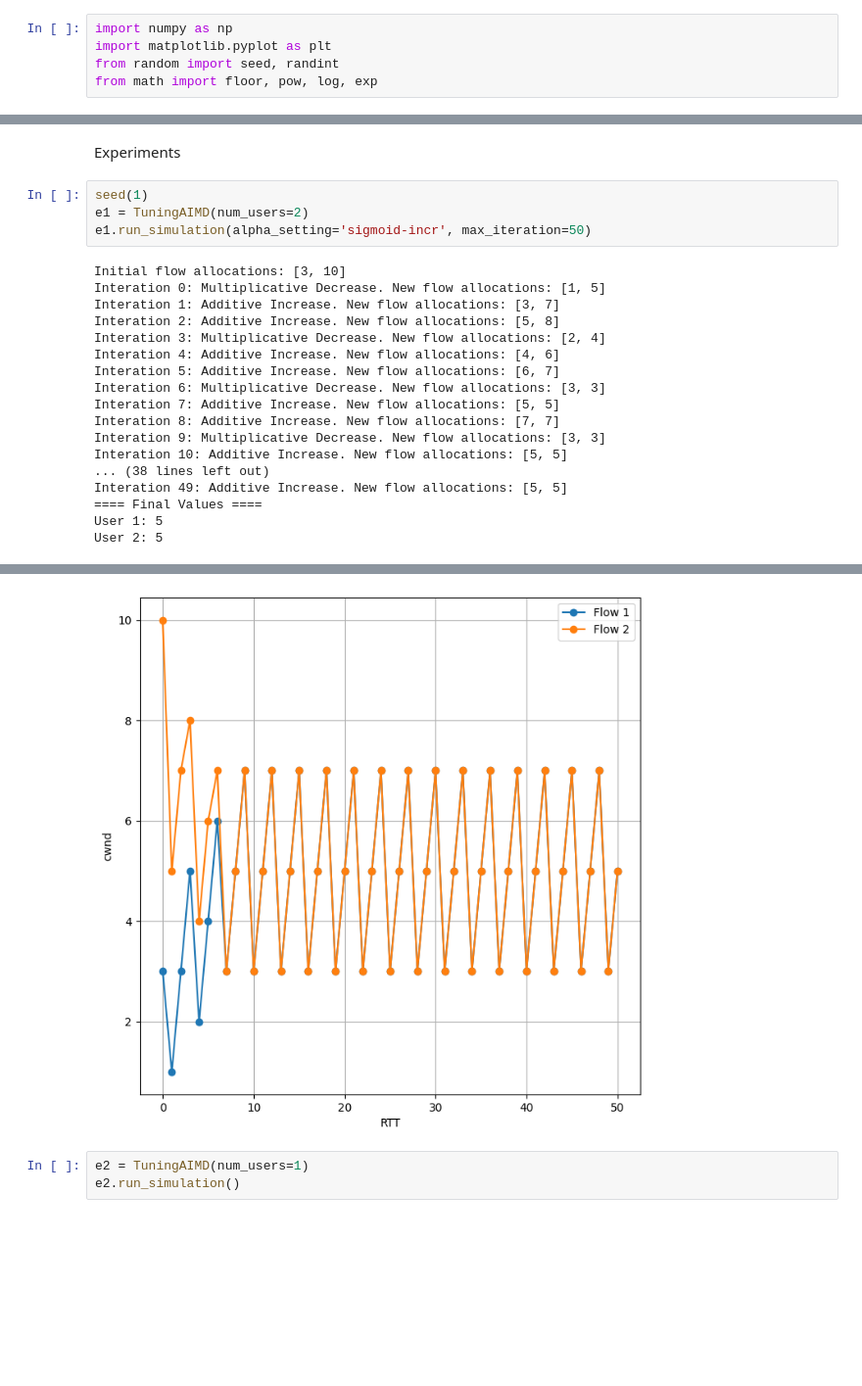
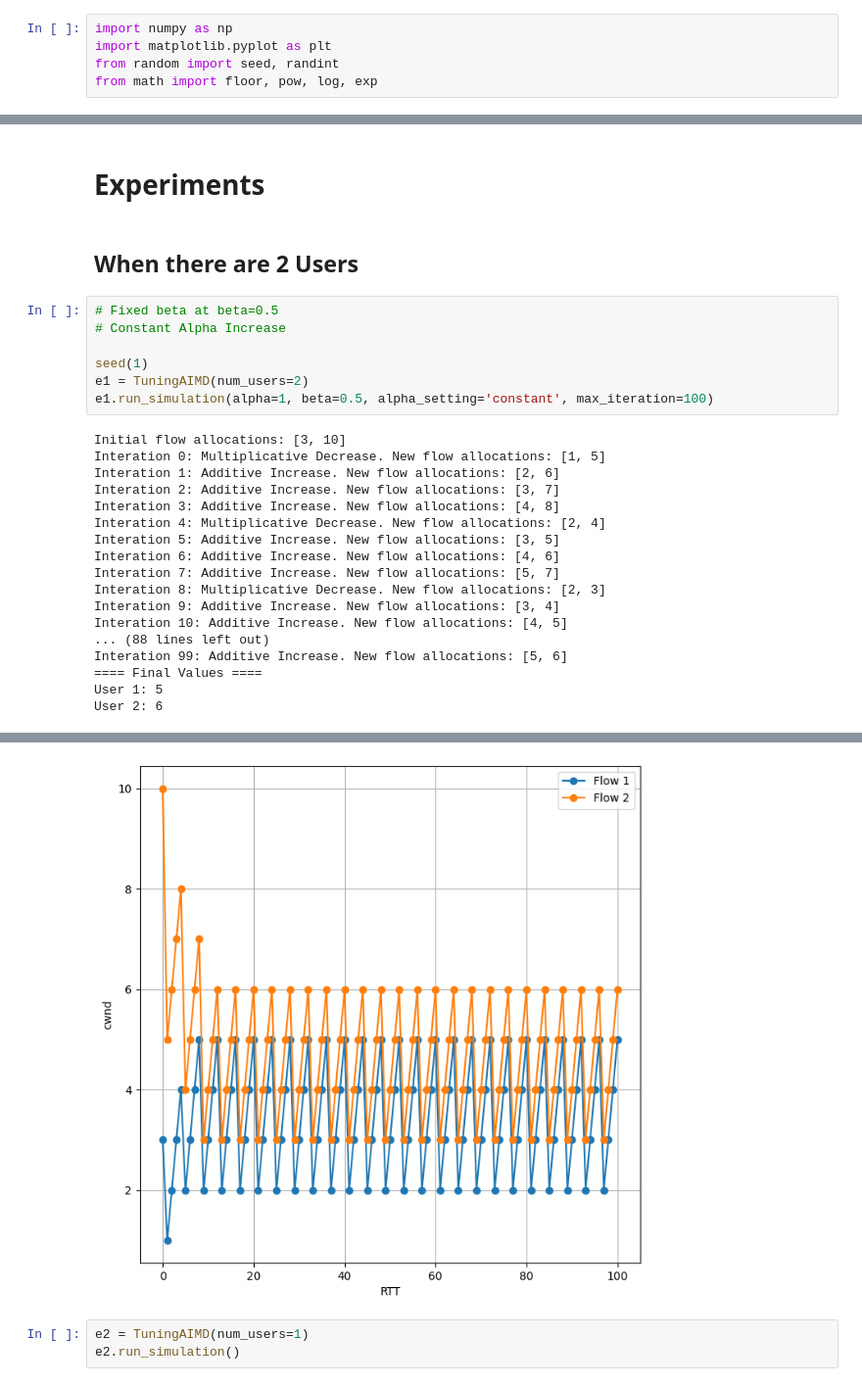
Before and after one commit to janessir/cloud_computing, a Jupyter notebook: assignment1/AIMD Tuning.ipynb, the cells around one changed output, grey strips where cells are left out. Shown: that part at 98% size. Drawn from its saved outputs; the diff is of its cells as text; blank space fills up the shorter version.

Commit message:
starting experiments

```diff
--- a/assignment1/AIMD Tuning.ipynb
+++ b/assignment1/AIMD Tuning.ipynb
@@ -129,27 +128,32 @@ def beta_value(beta_initial, iteration, prev_cwnd, setting='constant', inv_sigmo
     # Inverse Sigmoidal decrease
     if setting == 'inv-sigmoid-decr':
         return (1 - inv_sigmoid_min) / (1 + exp(-inv_sigmoid_slope * (iteration - inv_sigmoid_midpt)))
-# %% [markdown]
-Experiments
+# %% [markdown]
+# Experiments
+# %% [markdown]
+## When there are 2 Users
 # %%
+# Fixed beta at beta=0.5
+# Constant Alpha Increase
+
 seed(1)
 e1 = TuningAIMD(num_users=2)
-e1.run_simulation(alpha_setting='sigmoid-incr', max_iteration=50)
+e1.run_simulation(alpha=1, beta=0.5, alpha_setting='constant', max_iteration=100)
 # %% [output]
 Initial flow allocations: [3, 10]
 Interation 0: Multiplicative Decrease. New flow allocations: [1, 5]
-Interation 1: Additive Increase. New flow allocations: [3, 7]
-Interation 2: Additive Increase. New flow allocations: [5, 8]
-Interation 3: Multiplicative Decrease. New flow allocations: [2, 4]
-Interation 4: Additive Increase. New flow allocations: [4, 6]
-Interation 5: Additive Increase. New flow allocations: [6, 7]
-Interation 6: Multiplicative Decrease. New flow allocations: [3, 3]
-Interation 7: Additive Increase. New flow allocations: [5, 5]
-Interation 8: Additive Increase. New flow allocations: [7, 7]
-Interation 9: Multiplicative Decrease. New flow allocations: [3, 3]
-Interation 10: Additive Increase. New flow allocations: [5, 5]
-... (38 lines left out)
-Interation 49: Additive Increase. New flow allocations: [5, 5]
+Interation 1: Additive Increase. New flow allocations: [2, 6]
+Interation 2: Additive Increase. New flow allocations: [3, 7]
+Interation 3: Additive Increase. New flow allocations: [4, 8]
+Interation 4: Multiplicative Decrease. New flow allocations: [2, 4]
+Interation 5: Additive Increase. New flow allocations: [3, 5]
+Interation 6: Additive Increase. New flow allocations: [4, 6]
+Interation 7: Additive Increase. New flow allocations: [5, 7]
+Interation 8: Multiplicative Decrease. New flow allocations: [2, 3]
+Interation 9: Additive Increase. New flow allocations: [3, 4]
+Interation 10: Additive Increase. New flow allocations: [4, 5]
+... (88 lines left out)
+Interation 99: Additive Increase. New flow allocations: [5, 6]
 ==== Final Values ====
 User 1: 5
-User 2: 5
+User 2: 6
@@ -157,4 +161,4 @@ User 2: 5
-[figure, old version]
+[figure, new version]
 # %%
 e2 = TuningAIMD(num_users=1)
 e2.run_simulation()
```
Also changed, not shown: parts of 2 cells of this notebook.
